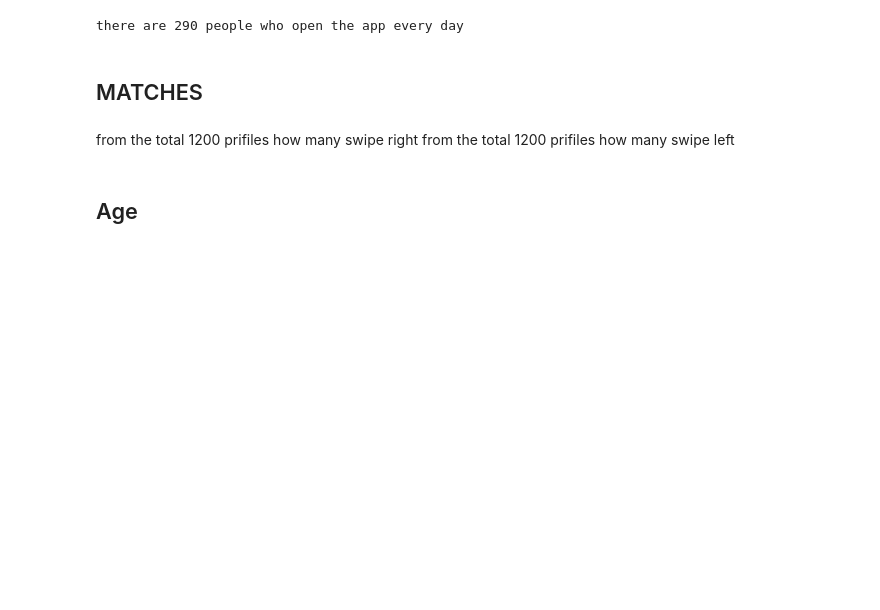
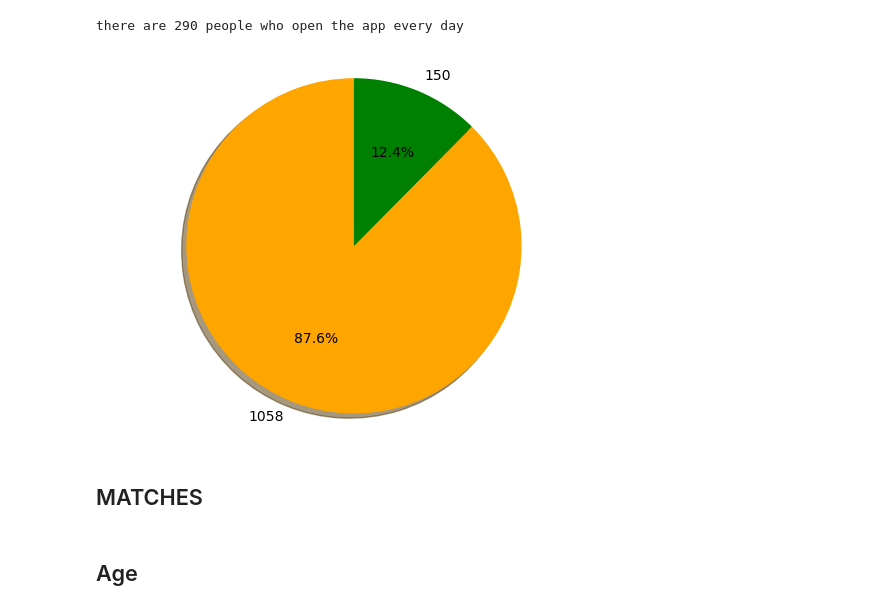
Before and after one commit to laura-DGM/dataAnalytics, a Jupyter notebook: projects/tinder/workingNoteBook.ipynb, the cells around one changed output. Cells and saved outputs as stored; diff of their text form; code cells hidden in the pictures; blank space fills up the shorter version.

Commit message:
separate data for linear regration prediction model

```diff
--- a/projects/tinder/workingNoteBook.ipynb
+++ b/projects/tinder/workingNoteBook.ipynb
@@ -335,0 +327,6 @@ df['all_interestedIn']= allinterestedIn
+# %%
+#Counter how many males
+countM = 0
+for user in pre_df.user:
+    if user['gender'] == 'M':
+        countM += 1
@@ -335,0 +335,7 @@ df['all_interestedIn']= allinterestedIn
+# %%
+#Counter how many males
+countF = 0
+for user in pre_df.user:
+    if user['gender'] == 'F':
+        countF += 1
+print(f'The total number of males in the dataset is: {countF}')
@@ -376,8 +384,16 @@ df.head(3)
 print(f'there are {counter} people who open the app every day')
 # %% [output]
 there are 290 people who open the app every day
+# %%
+import matplotlib.pyplot as plt
+#pie graph
+data = countM, countF
+colors = ['orange', 'green']
+highlight =(0,0)
+plt.pie(list(data), explode=highlight, labels=data, colors=colors, autopct='%2.1f%%', shadow=True, startangle=90)
+plt.axis('equal')
+plt.show()
+# %% [output]
+[figure, added]
 # %% [markdown]
 ## MATCHES
-# %% [markdown]
-from the total 1200 prifiles how many swipe right
-from the total 1200 prifiles how many swipe left
```
Also changed, not shown: parts of 33 cells of this notebook.
